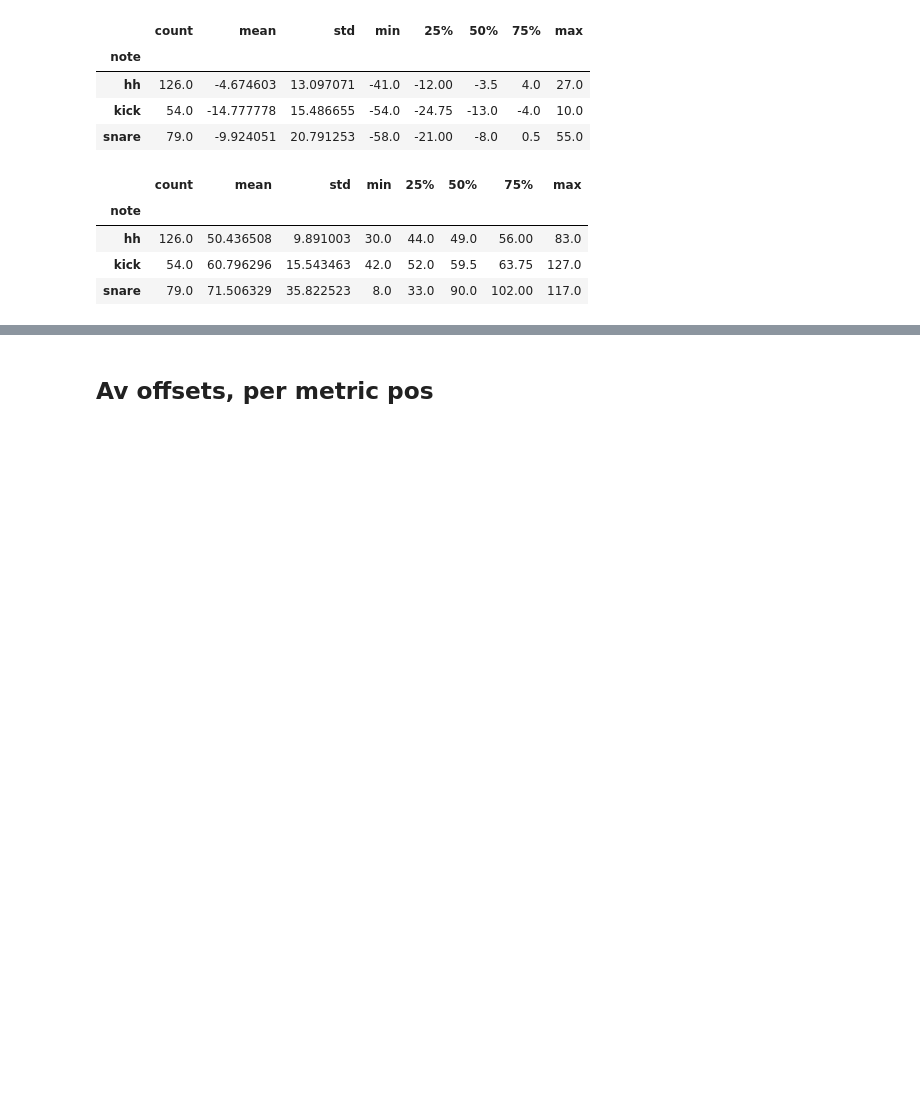
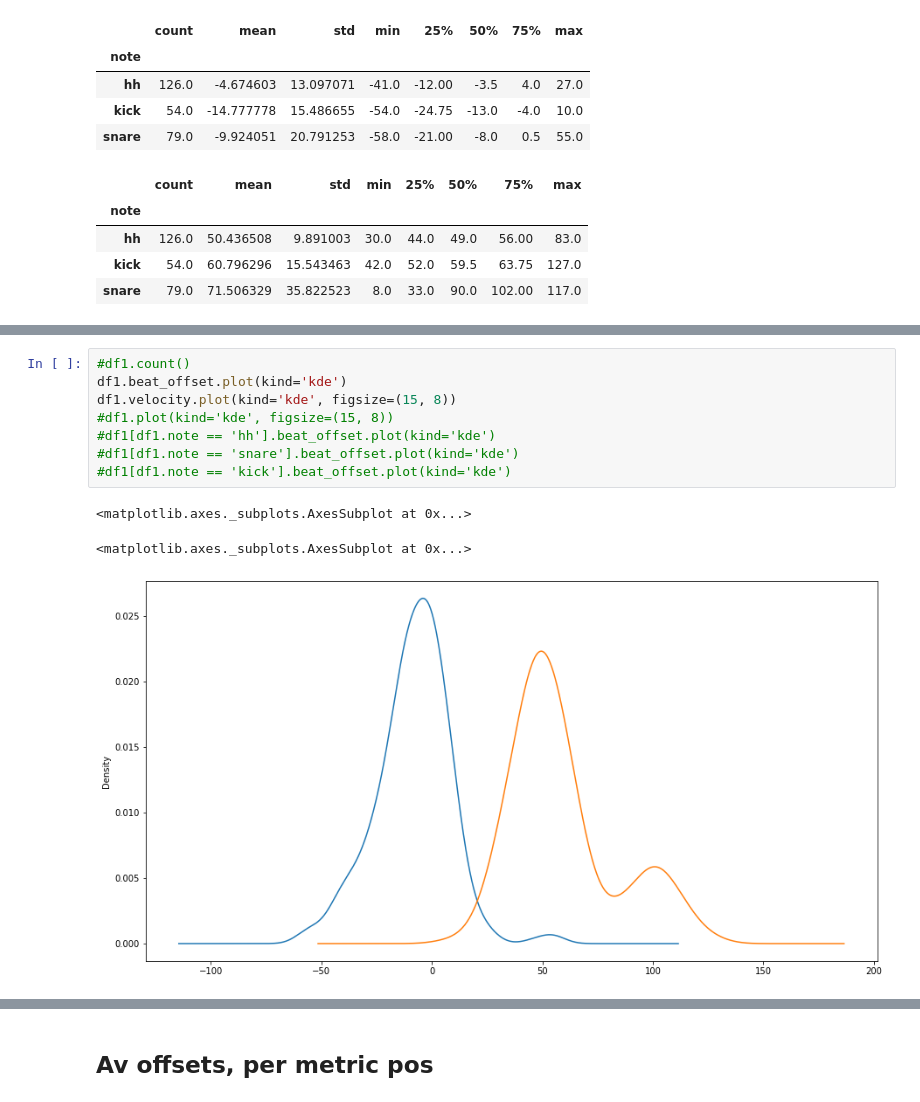
Before and after one commit to curtiscu/LYIT, a Jupyter notebook: LoadAllTheThings.ipynb, the cells around one changed output, grey strips where cells are left out. Saved outputs shown, nothing was run; the diff lists cells and outputs as text; blank space fills up the shorter version.

```diff
--- a/LoadAllTheThings.ipynb
+++ b/LoadAllTheThings.ipynb
@@ -310,0 +395,12 @@ df1.boxplot(by='note', column=['velocity'], figsize=(10, 8))
+# %%
+#df1.count()
+df1.beat_offset.plot(kind='kde')
+df1.velocity.plot(kind='kde', figsize=(15, 8))
+#df1.plot(kind='kde', figsize=(15, 8))
+#df1[df1.note == 'hh'].beat_offset.plot(kind='kde')
+#df1[df1.note == 'snare'].beat_offset.plot(kind='kde')
+#df1[df1.note == 'kick'].beat_offset.plot(kind='kde')
+# %% [output]
+<matplotlib.axes._subplots.AxesSubplot at 0x...>
+<matplotlib.axes._subplots.AxesSubplot at 0x...>
+[figure, added]
```
Also changed, not shown: parts of 17 cells of this notebook.
